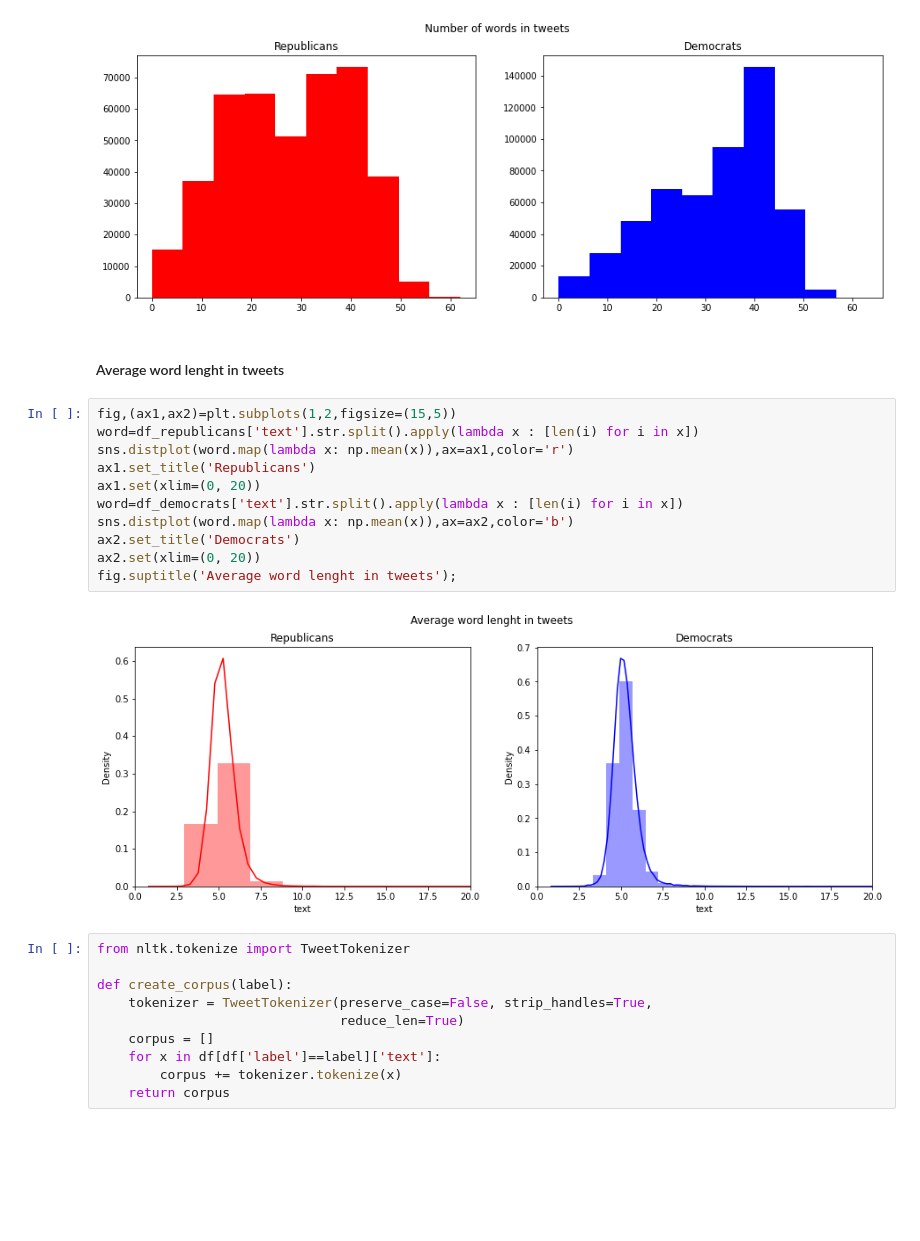
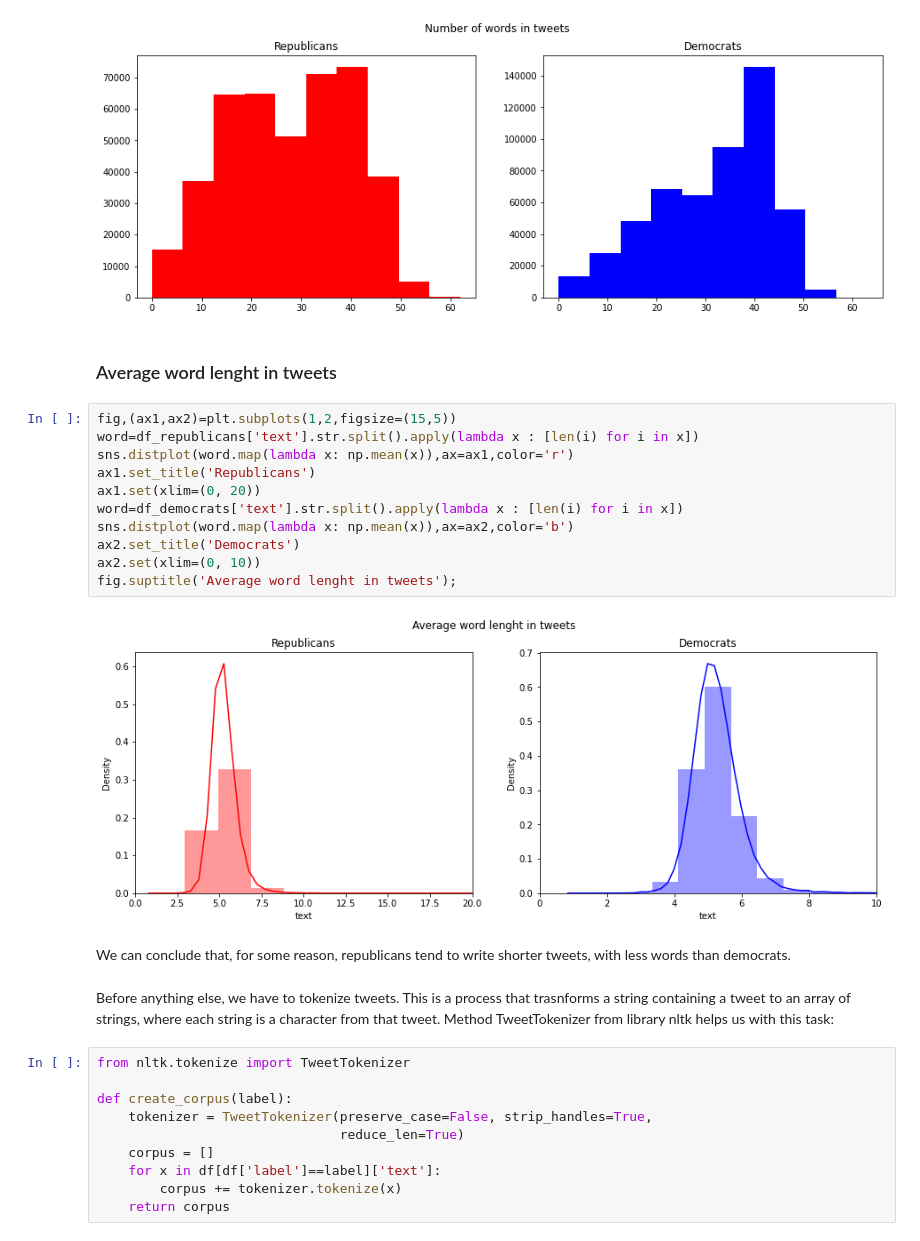
Before and after one commit to aferrero23/twitter-category-nlp, a Jupyter notebook: src/EDA.ipynb, the cells around one changed output. Cells and saved outputs as stored; diff of their text form; blank space fills up the shorter version.

```diff
--- a/src/EDA.ipynb
+++ b/src/EDA.ipynb
@@ -198,20 +203,24 @@ plt.show()
 # %% [output]
 [figure]
 # %% [markdown]
-#### Average word lenght in tweets
+### Average word lenght in tweets
 # %%
 fig,(ax1,ax2)=plt.subplots(1,2,figsize=(15,5))
 word=df_republicans['text'].str.split().apply(lambda x : [len(i) for i in x])
 sns.distplot(word.map(lambda x: np.mean(x)),ax=ax1,color='r')
 ax1.set_title('Republicans')
 ax1.set(xlim=(0, 20))
 word=df_democrats['text'].str.split().apply(lambda x : [len(i) for i in x])
 sns.distplot(word.map(lambda x: np.mean(x)),ax=ax2,color='b')
 ax2.set_title('Democrats')
-ax2.set(xlim=(0, 20))
+ax2.set(xlim=(0, 10))
 fig.suptitle('Average word lenght in tweets');
 # %% [output]
-[figure, old version]
+[figure, new version]
+# %% [markdown]
+We can conclude that, for some reason, republicans tend to write shorter tweets, with less words than democrats.
+# %% [markdown]
+Before anything else, we have to tokenize tweets. This is a process that trasnforms a string containing a tweet to an array of strings, where each string is a character from that tweet. Method TweetTokenizer from library nltk helps us with this task:
 # %%
 from nltk.tokenize import TweetTokenizer
 
```
Also changed, not shown: parts of 37 cells of this notebook.
